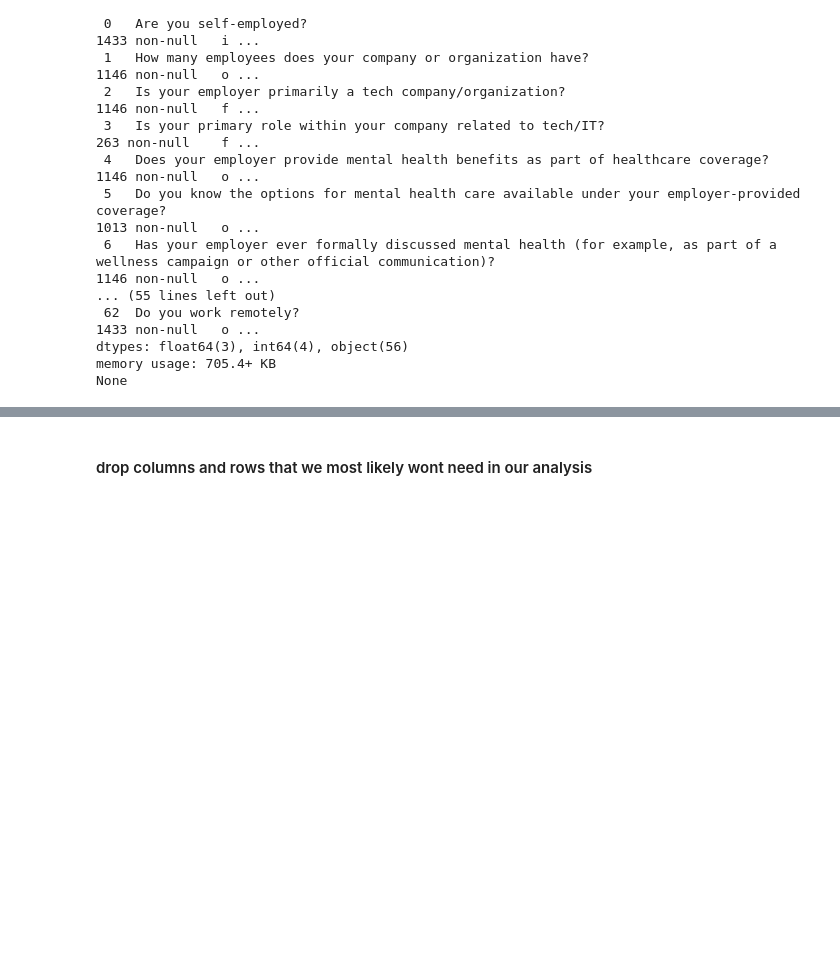
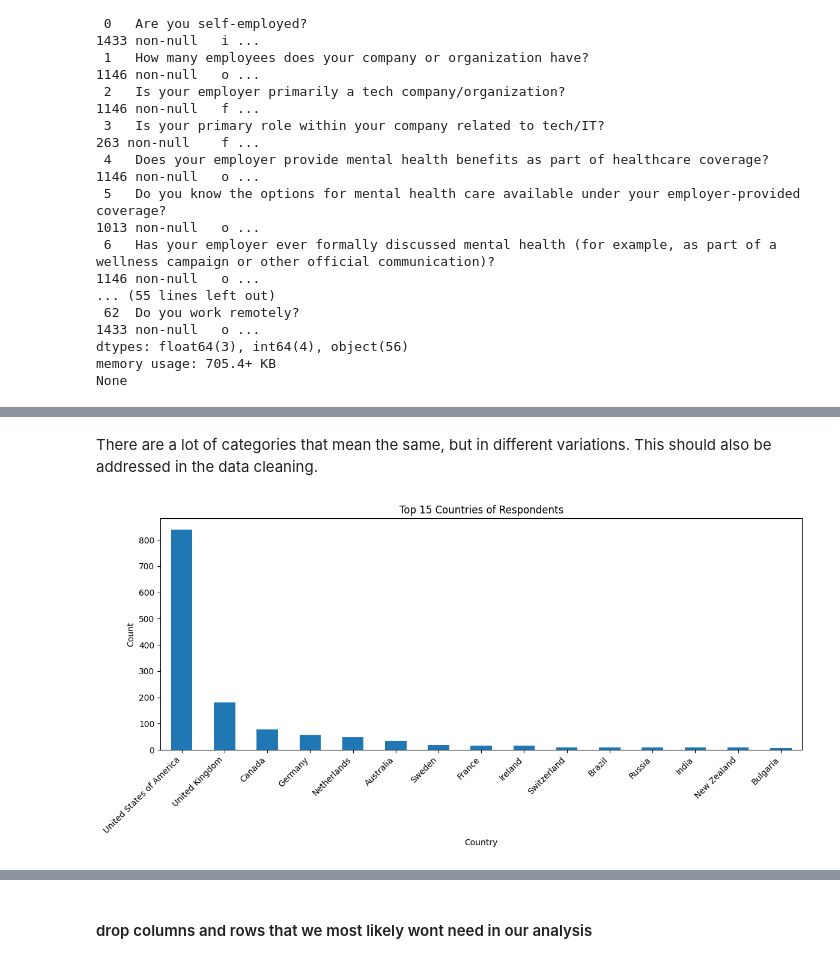
Before and after one commit to KonradKlein91/ml_unservised_learning, a Jupyter notebook: main.ipynb, the cells around one changed output, grey strips where cells are left out. Drawn from its saved outputs; the diff is of its cells as text; code cells hidden in the pictures; blank space fills up the shorter version.

```diff
--- a/main.ipynb
+++ b/main.ipynb
@@ -58,0 +84,15 @@ None
+# %% [markdown]
+There are a lot of categories that mean the same, but in different variations. This should also be addressed in the data cleaning.
+# %%
+# Geographic distribution
+country_counts = df['What country do you live in?'].value_counts().head(15)
+plt.figure(figsize=(12, 6))
+country_counts.plot(kind='bar')
+plt.title('Top 15 Countries of Respondents')
+plt.xlabel('Country')
+plt.ylabel('Count')
+plt.xticks(rotation=45, ha='right')
+plt.tight_layout()
+plt.show()
+# %% [output]
+[figure, added]
```
Also changed, not shown: parts of 39 cells of this notebook.
